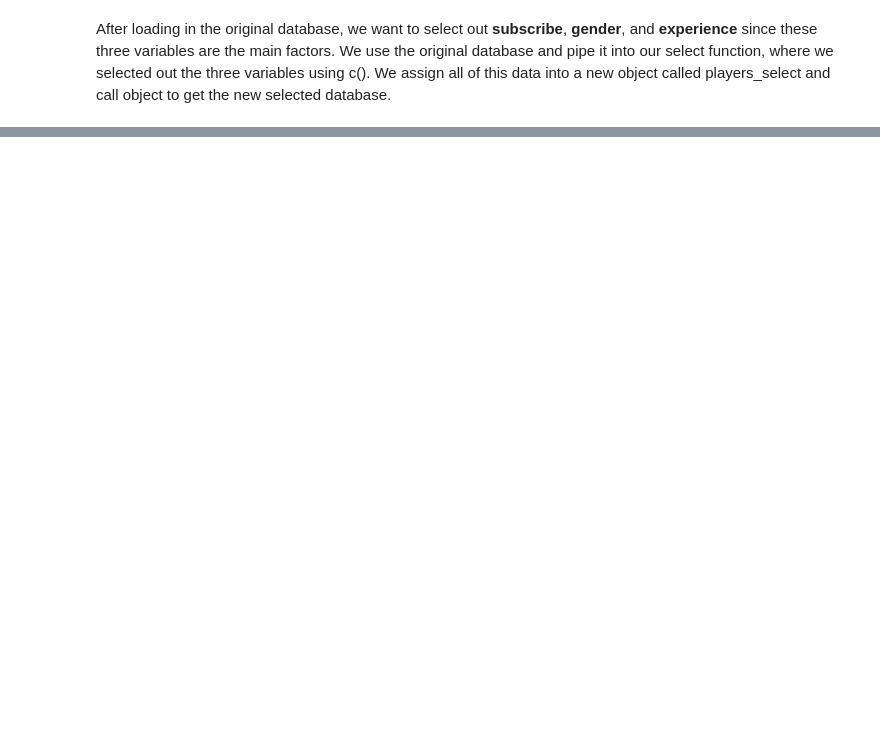
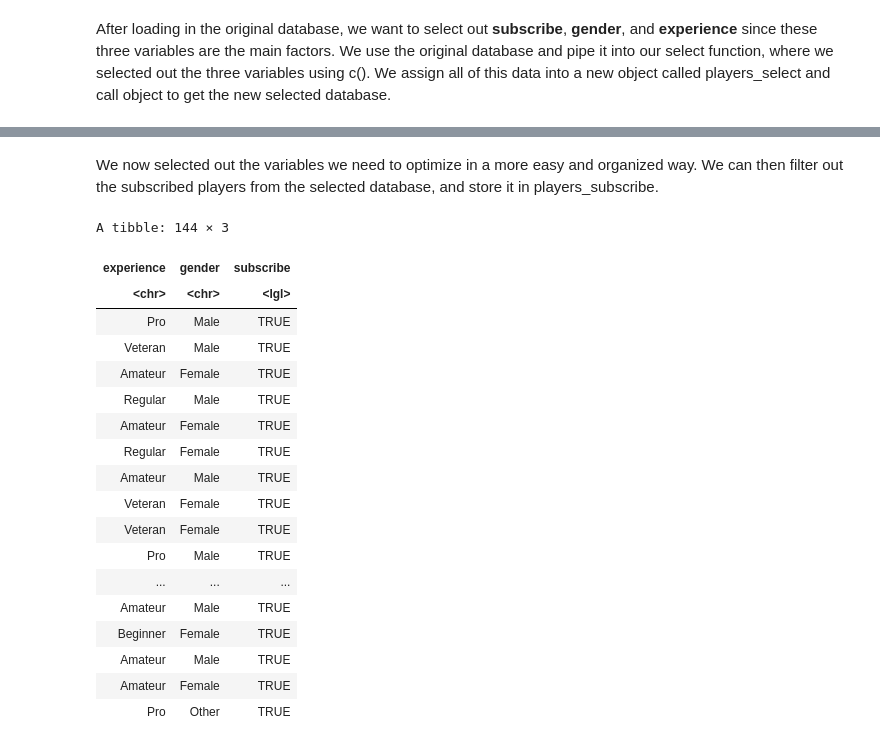
Before and after one commit to jjul1ee/individual_planning_report, a Jupyter notebook: project_planning.ipynb, the cells around one changed output, grey strips where cells are left out. Cells and saved outputs as stored; diff of their text form; code cells hidden in the pictures; blank space fills up the shorter version.

```diff
--- a/project_planning.ipynb
+++ b/project_planning.ipynb
@@ -65,3 +83,29 @@ A tibble: 196 × 3
 | Amateur | Prefer not to say | FALSE |
 | Amateur | Male | FALSE |
 | Pro | Other | TRUE |
+# %% [markdown]
+We now selected out the variables we need to optimize in a more easy and organized way. We can then filter out the subscribed players from the selected database, and store it in players_subscribe.
+# %%
+players_subscribe <- players_select |>
+filter(subscribe == 'TRUE')
+players_subscribe
+# %% [output]
+A tibble: 144 × 3
+| experience | gender | subscribe |
+| <chr> | <chr> | <lgl> |
+| Pro | Male | TRUE |
+| Veteran | Male | TRUE |
+| Amateur | Female | TRUE |
+| Regular | Male | TRUE |
+| Amateur | Female | TRUE |
+| Regular | Female | TRUE |
+| Amateur | Male | TRUE |
+| Veteran | Female | TRUE |
+| Veteran | Female | TRUE |
+| Pro | Male | TRUE |
+| ... | ... | ... |
+| Amateur | Male | TRUE |
+| Beginner | Female | TRUE |
+| Amateur | Male | TRUE |
+| Amateur | Female | TRUE |
+| Pro | Other | TRUE |
```
Also changed, not shown: parts of 8 cells of this notebook.
